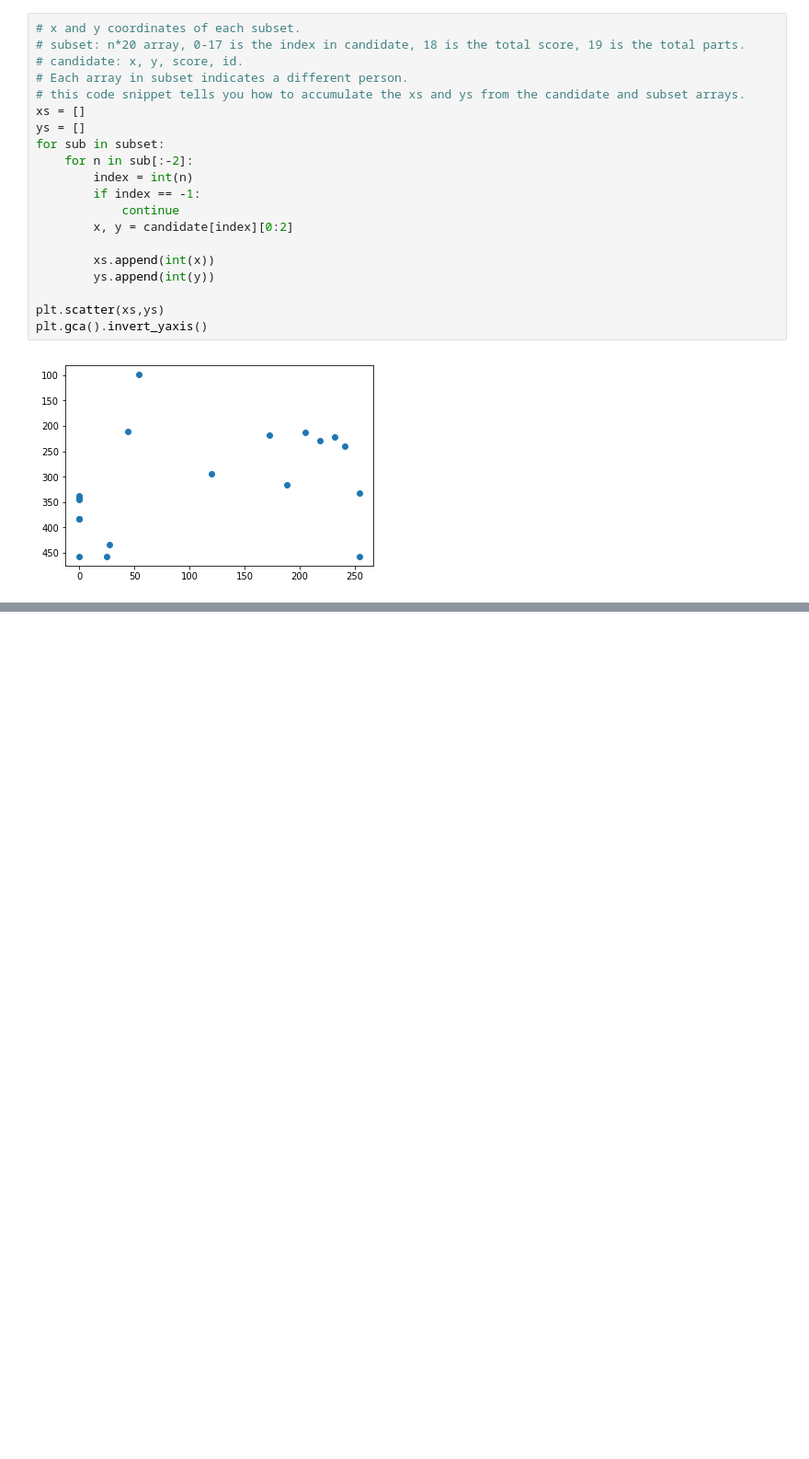
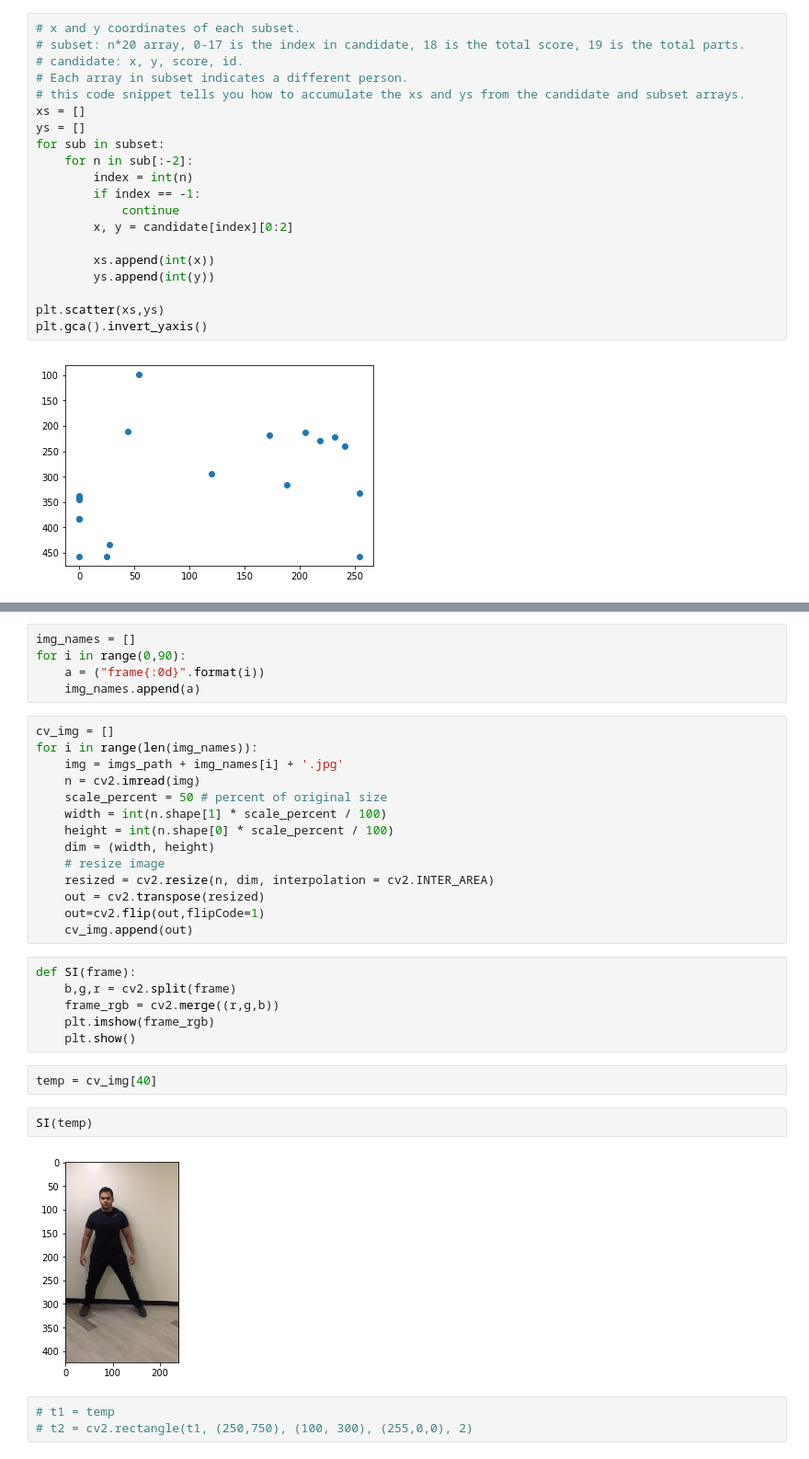
Before and after one commit to rhettdsouza13/Pose-Tracking, a Jupyter notebook: playground.ipynb, the cells around one changed output, grey strips where cells are left out. Shown at 92% size. Drawn from its saved outputs; the diff is of its cells as text; blank space fills up the shorter version.

```diff
--- a/playground.ipynb
+++ b/playground.ipynb
@@ -103,0 +179,34 @@ plt.gca().invert_yaxis()
+# %%
+img_names = []
+for i in range(0,90):
+    a = ("frame{:0d}".format(i))
+    img_names.append(a)
+# %%
+cv_img = []
+for i in range(len(img_names)):
+    img = imgs_path + img_names[i] + '.jpg'
+    n = cv2.imread(img)
+    scale_percent = 50 # percent of original size
+    width = int(n.shape[1] * scale_percent / 100)
+    height = int(n.shape[0] * scale_percent / 100)
+    dim = (width, height)
+    # resize image
+    resized = cv2.resize(n, dim, interpolation = cv2.INTER_AREA)
+    out = cv2.transpose(resized)
+    out=cv2.flip(out,flipCode=1)
+    cv_img.append(out)
+# %%
+def SI(frame):
+    b,g,r = cv2.split(frame)
+    frame_rgb = cv2.merge((r,g,b))
+    plt.imshow(frame_rgb)
+    plt.show()
+# %%
+temp = cv_img[40]
+# %%
+SI(temp)
+# %% [output]
+[figure, added]
+# %%
+# t1 = temp
+# t2 = cv2.rectangle(t1, (250,750), (100, 300), (255,0,0), 2)
```
Also changed, not shown: parts of 52 cells of this notebook.
